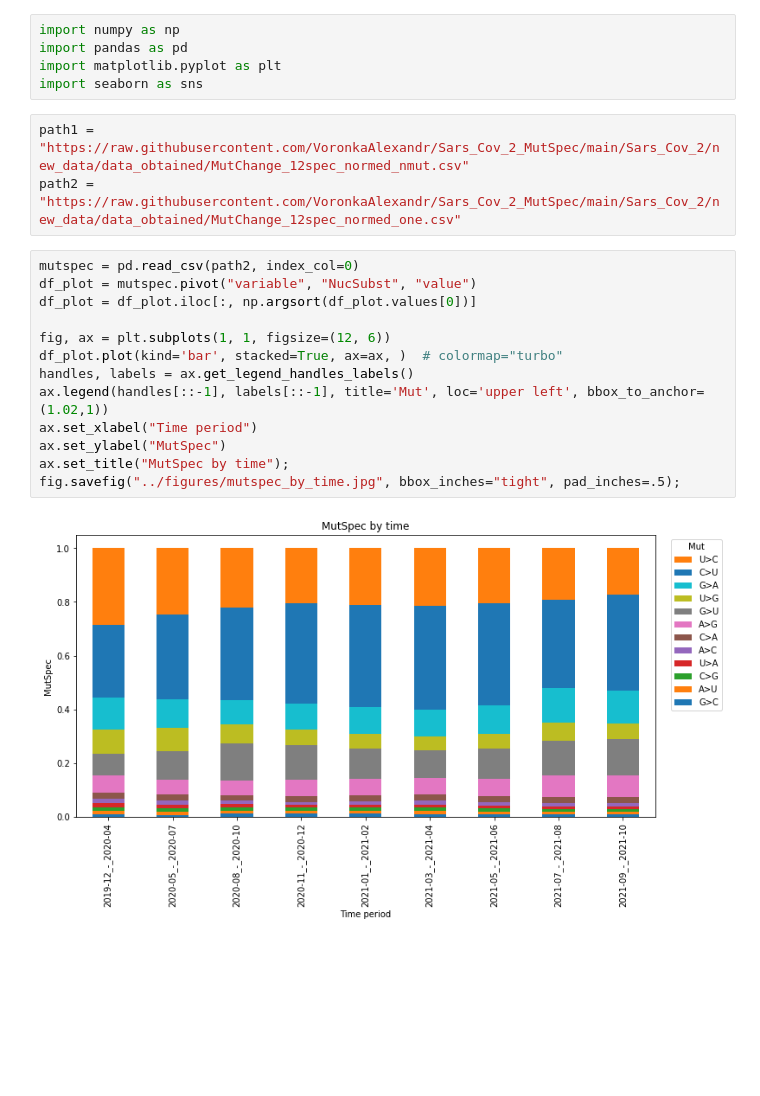
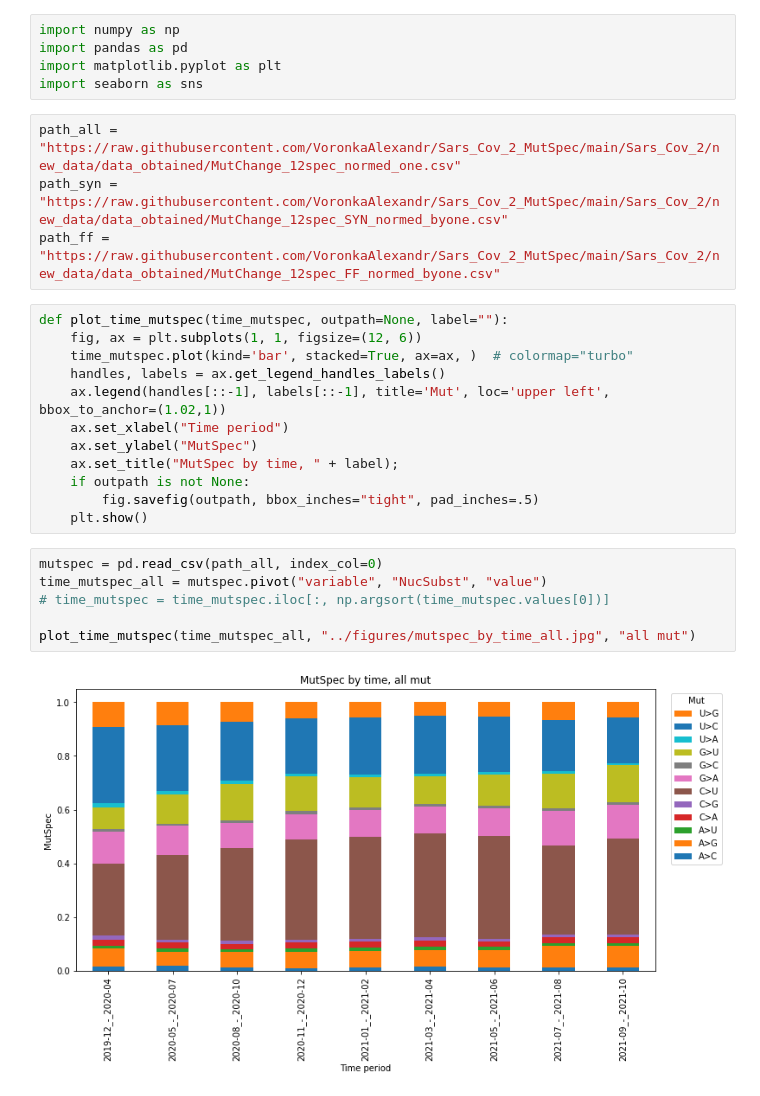
Before and after one commit to KPOTOH/sars-cov-2, a Jupyter notebook: nb/11.plot_time_mutspec.ipynb, the cells around one changed output. Drawn from its saved outputs; the diff is of its cells as text; blank space fills up the shorter version.

```diff
--- a/nb/11.plot_time_mutspec.ipynb
+++ b/nb/11.plot_time_mutspec.ipynb
@@ -3,21 +3,27 @@ import numpy as np
 import pandas as pd
 import matplotlib.pyplot as plt
 import seaborn as sns
-# %%
-path1 = "https://raw.githubusercontent.com/VoronkaAlexandr/Sars_Cov_2_MutSpec/main/Sars_Cov_2/new_data/data_obtained/MutChange_12spec_normed_nmut.csv"
-path2 = "https://raw.githubusercontent.com/VoronkaAlexandr/Sars_Cov_2_MutSpec/main/Sars_Cov_2/new_data/data_obtained/MutChange_12spec_normed_one.csv"
+# %%
+path_all = "https://raw.githubusercontent.com/VoronkaAlexandr/Sars_Cov_2_MutSpec/main/Sars_Cov_2/new_data/data_obtained/MutChange_12spec_normed_one.csv"
+path_syn = "https://raw.githubusercontent.com/VoronkaAlexandr/Sars_Cov_2_MutSpec/main/Sars_Cov_2/new_data/data_obtained/MutChange_12spec_SYN_normed_byone.csv"
+path_ff = "https://raw.githubusercontent.com/VoronkaAlexandr/Sars_Cov_2_MutSpec/main/Sars_Cov_2/new_data/data_obtained/MutChange_12spec_FF_normed_byone.csv"
 # %%
-mutspec = pd.read_csv(path2, index_col=0)
-df_plot = mutspec.pivot("variable", "NucSubst", "value")
-df_plot = df_plot.iloc[:, np.argsort(df_plot.values[0])]
-
-fig, ax = plt.subplots(1, 1, figsize=(12, 6))
-df_plot.plot(kind='bar', stacked=True, ax=ax, )  # colormap="turbo"
-handles, labels = ax.get_legend_handles_labels()
-ax.legend(handles[::-1], labels[::-1], title='Mut', loc='upper left', bbox_to_anchor=(1.02,1))
-ax.set_xlabel("Time period")
-ax.set_ylabel("MutSpec")
-ax.set_title("MutSpec by time");
-fig.savefig("../figures/mutspec_by_time.jpg", bbox_inches="tight", pad_inches=.5);
+def plot_time_mutspec(time_mutspec, outpath=None, label=""):
+    fig, ax = plt.subplots(1, 1, figsize=(12, 6))
+    time_mutspec.plot(kind='bar', stacked=True, ax=ax, )  # colormap="turbo"
+    handles, labels = ax.get_legend_handles_labels()
+    ax.legend(handles[::-1], labels[::-1], title='Mut', loc='upper left', bbox_to_anchor=(1.02,1))
+    ax.set_xlabel("Time period")
+    ax.set_ylabel("MutSpec")
+    ax.set_title("MutSpec by time, " + label);
+    if outpath is not None:
+        fig.savefig(outpath, bbox_inches="tight", pad_inches=.5)
+    plt.show()
-# %% [output]
-[figure, removed]
+# %%
+mutspec = pd.read_csv(path_all, index_col=0)
+time_mutspec_all = mutspec.pivot("variable", "NucSubst", "value")
+# time_mutspec = time_mutspec.iloc[:, np.argsort(time_mutspec.values[0])]
+
+plot_time_mutspec(time_mutspec_all, "../figures/mutspec_by_time_all.jpg", "all mut")
+# %% [output]
+[figure, added]
```
Also changed, not shown: parts of 3 cells of this notebook, 5 other files.
